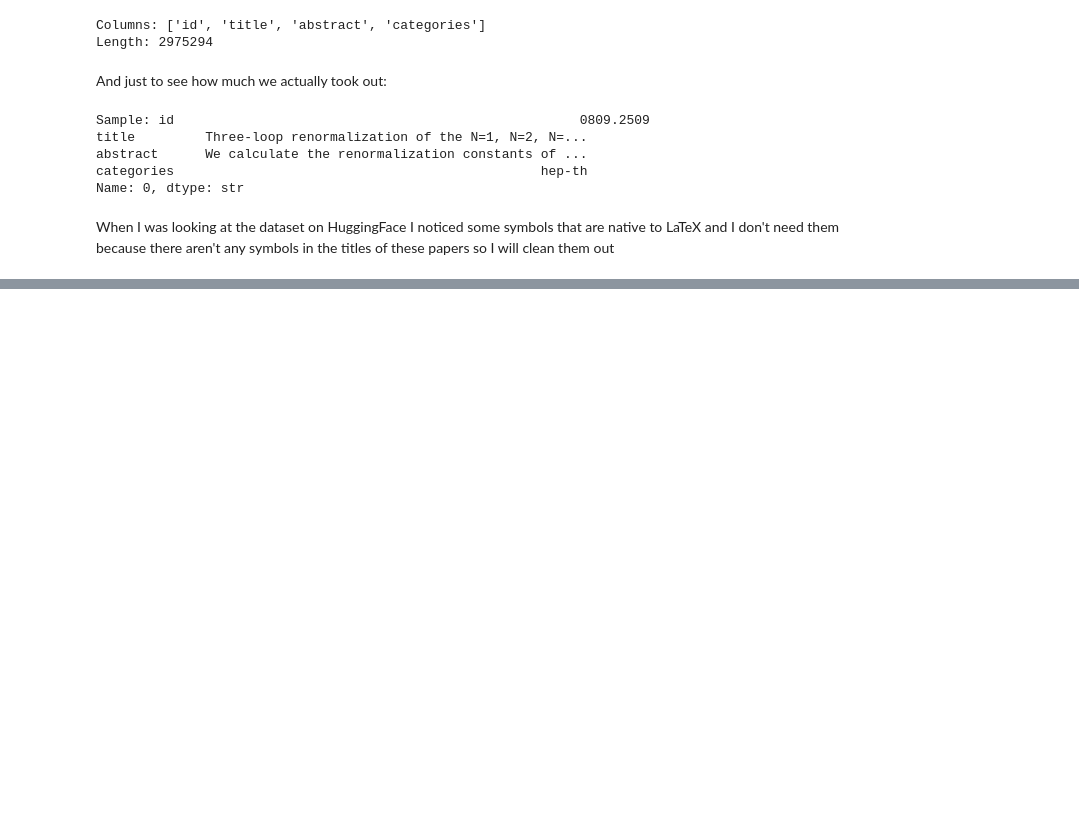
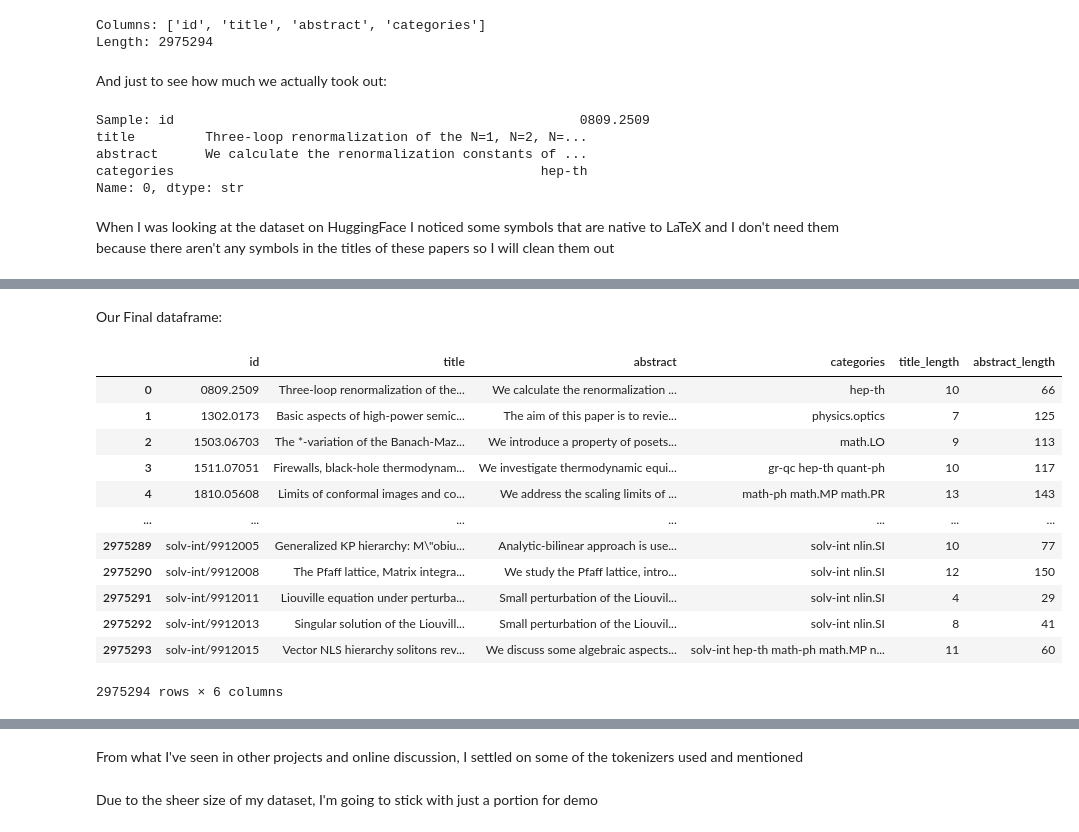
Before and after one commit to yungwidi/mth4335_nlp, a Jupyter notebook: data/data.ipynb, the cells around one changed output, grey strips where cells are left out. Drawn from its saved outputs; the diff is of its cells as text; code cells hidden in the pictures; blank space fills up the shorter version.

```diff
--- a/data/data.ipynb
+++ b/data/data.ipynb
@@ -121,4 +121,6 @@ def clean(text):
     text = re.sub(r"\\[a-zA-Z]+\{([^}]*)\}", r"\1", text) #Takes out any LaTeX commands
     text = re.sub(r"\\[a-zA-Z]+", "", text) #More LaTeX commands
     text = re.sub(r"\$([^$]*)\$", r"\1", text) #Takes out $ math symbols
-    text =
+    text = re.sub(r'\s+', ' ', text) #Takes care of whitespaces
+
+    return text.strip()
@@ -126,0 +127,6 @@ _IncompleteInputError: incomplete input (3069525997.py, line 2)
+# %%
+df["title"] = df["title"].apply(clean)
+df["abstract"] = df["abstract"].apply(clean)
+# %%
+#Takes care of any rows with an empty title or an empty abstract (as a precautionary measure)
+df = df[(df["title"].str.len() > 0) & (df["abstract"].str.len() > 0)]
@@ -126,0 +160,6 @@ _IncompleteInputError: incomplete input (3069525997.py, line 2)
+# %%
+df["title_length"] = df["title"].str.split().apply(len)
+df["abstract_length"] = df["abstract"].str.split().apply(len)
+
+print(df["title_length"].describe())
+print(df["abstract_length"].describe())
@@ -127,3 +209,21 @@ _IncompleteInputError: incomplete input (3069525997.py, line 2)
+# %% [markdown]
+Our Final dataframe:
+# %%
+df
+# %% [output]
+|  | id | title | abstract | categories | title_length | abstract_length |
+| 0 | 0809.2509 | Three-loop renormalization of the... | We calculate the renormalization ... | hep-th | 10 | 66 |
+| 1 | 1302.0173 | Basic aspects of high-power semic... | The aim of this paper is to revie... | physics.optics | 7 | 125 |
+| 2 | 1503.06703 | The *-variation of the Banach-Maz... | We introduce a property of posets... | math.LO | 9 | 113 |
+| 3 | 1511.07051 | Firewalls, black-hole thermodynam... | We investigate thermodynamic equi... | gr-qc hep-th quant-ph | 10 | 117 |
+| 4 | 1810.05608 | Limits of conformal images and co... | We address the scaling limits of ... | math-ph math.MP math.PR | 13 | 143 |
+| ... | ... | ... | ... | ... | ... | ... |
+| 2975289 | solv-int/9912005 | Generalized KP hierarchy: M\"obiu... | Analytic-bilinear approach is use... | solv-int nlin.SI | 10 | 77 |
+| 2975290 | solv-int/9912008 | The Pfaff lattice, Matrix integra... | We study the Pfaff lattice, intro... | solv-int nlin.SI | 12 | 150 |
+| 2975291 | solv-int/9912011 | Liouville equation under perturba... | Small perturbation of the Liouvil... | solv-int nlin.SI | 4 | 29 |
+| 2975292 | solv-int/9912013 | Singular solution of the Liouvill... | Small perturbation of the Liouvil... | solv-int nlin.SI | 8 | 41 |
+| 2975293 | solv-int/9912015 | Vector NLS hierarchy solitons rev... | We discuss some algebraic aspects... | solv-int hep-th math-ph math.MP n... | 11 | 60 |
+2975294 rows × 6 columns
 # %% [markdown]
 **Data Normalizaion:** *Sandbox*
 
@@ -132 +234,3 @@ Word Tokenizers
 Token Normalize
+# %% [markdown]
+From what I've seen in other projects and online discussion, I settled on some of the tokenizers used and mentioned
@@ -132,0 +240,2 @@ Token Normalize
+# %% [markdown]
+Due to the sheer size of my dataset, I'm going to stick with just a portion for demo
```
Also changed, not shown: parts of 25 cells of this notebook.
